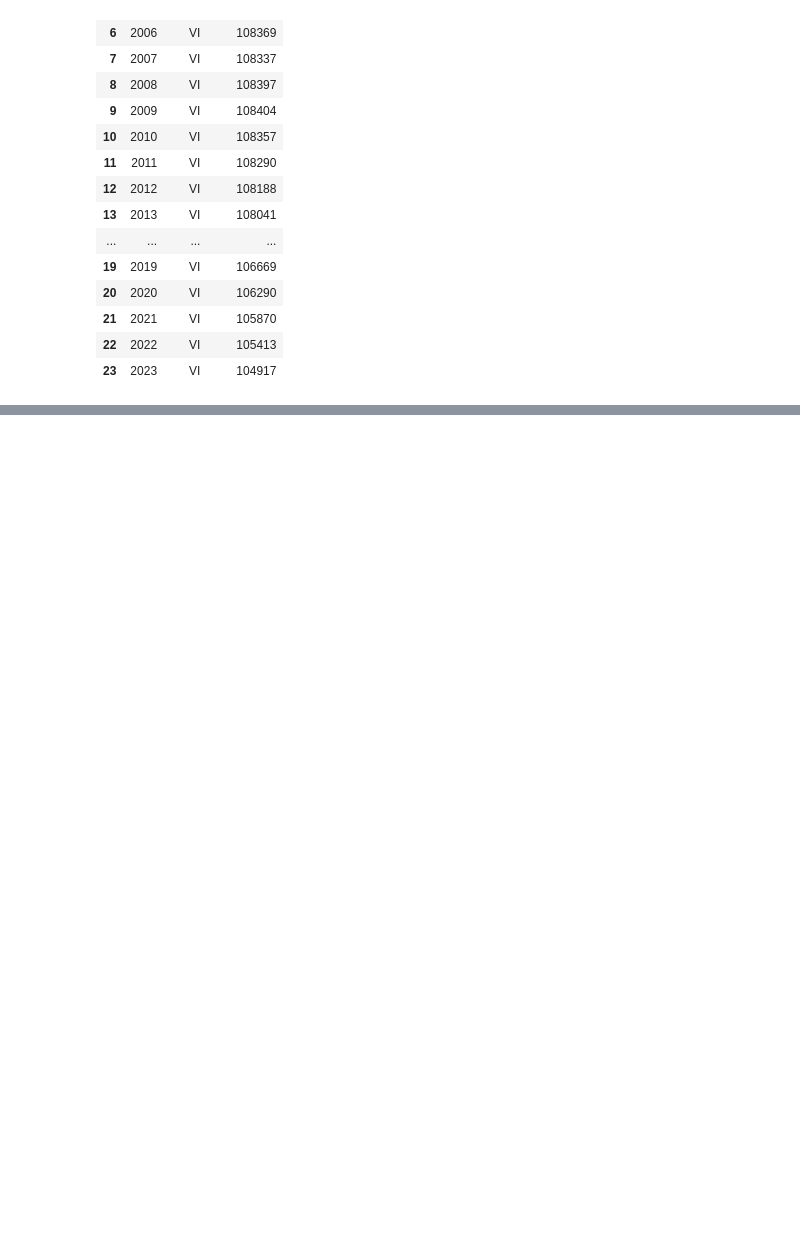
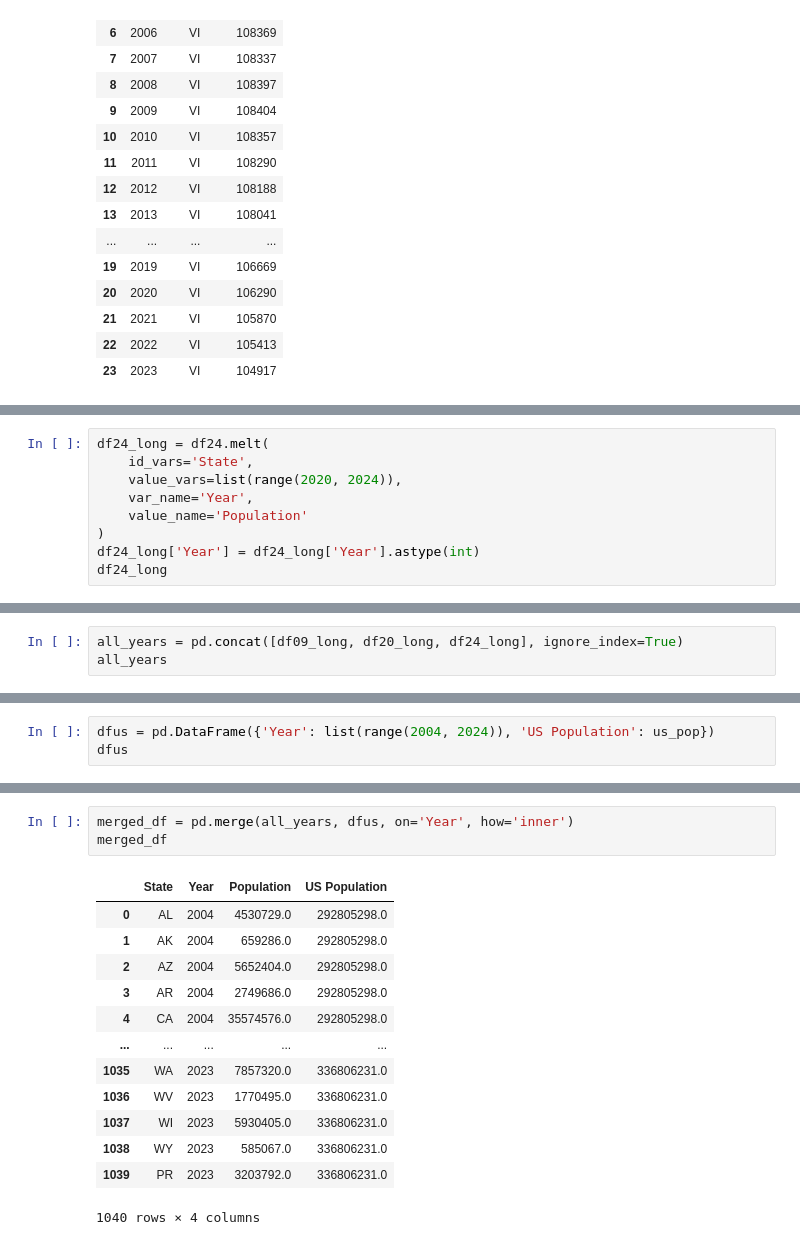
Before and after one commit to jmartinez99-gt/CSE6242-Fall2025-Team42, a Jupyter notebook: preprocessing/state_populations.ipynb, the cells around one changed output, grey strips where cells are left out. Cells and saved outputs as stored; diff of their text form; blank space fills up the shorter version.

```diff
--- a/preprocessing/state_populations.ipynb
+++ b/preprocessing/state_populations.ipynb
@@ -34,0 +231,9 @@ ImportError: Missing optional dependency 'xlrd'. Install xlrd >= 2.0.1 for xls E
+# %%
+df24_long = df24.melt(
+    id_vars='State',
+    value_vars=list(range(2020, 2024)),
+    var_name='Year',
+    value_name='Population'
+)
+df24_long['Year'] = df24_long['Year'].astype(int)
+df24_long
@@ -34,0 +254,3 @@ ImportError: Missing optional dependency 'xlrd'. Install xlrd >= 2.0.1 for xls E
+# %%
+all_years = pd.concat([df09_long, df20_long, df24_long], ignore_index=True)
+all_years
@@ -34,0 +271,3 @@ ImportError: Missing optional dependency 'xlrd'. Install xlrd >= 2.0.1 for xls E
+# %%
+dfus = pd.DataFrame({'Year': list(range(2004, 2024)), 'US Population': us_pop})
+dfus
@@ -34,0 +292,17 @@ ImportError: Missing optional dependency 'xlrd'. Install xlrd >= 2.0.1 for xls E
+# %%
+merged_df = pd.merge(all_years, dfus, on='Year', how='inner')
+merged_df
+# %% [output]
+|  | State | Year | Population | US Population |
+| 0 | AL | 2004 | 4530729.0 | 292805298.0 |
+| 1 | AK | 2004 | 659286.0 | 292805298.0 |
+| 2 | AZ | 2004 | 5652404.0 | 292805298.0 |
+| 3 | AR | 2004 | 2749686.0 | 292805298.0 |
+| 4 | CA | 2004 | 35574576.0 | 292805298.0 |
+| ... | ... | ... | ... | ... |
+| 1035 | WA | 2023 | 7857320.0 | 336806231.0 |
+| 1036 | WV | 2023 | 1770495.0 | 336806231.0 |
+| 1037 | WI | 2023 | 5930405.0 | 336806231.0 |
+| 1038 | WY | 2023 | 585067.0 | 336806231.0 |
+| 1039 | PR | 2023 | 3203792.0 | 336806231.0 |
+1040 rows × 4 columns
```
Also changed, not shown: parts of 11 cells of this notebook, 1 other file.
